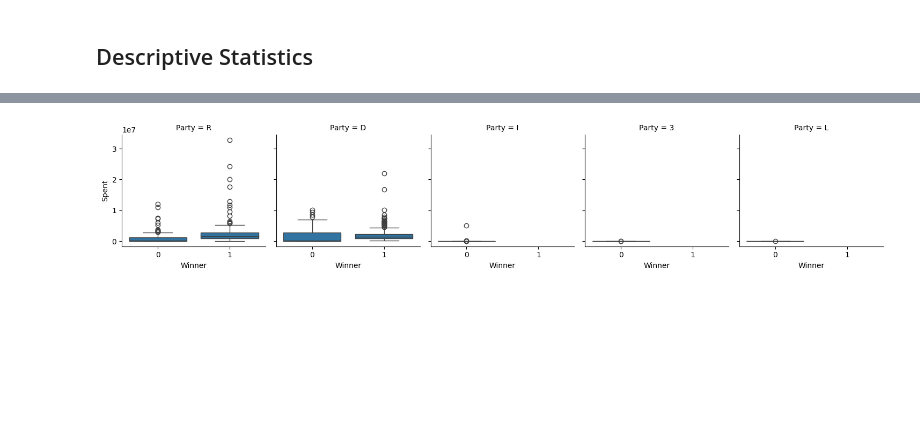
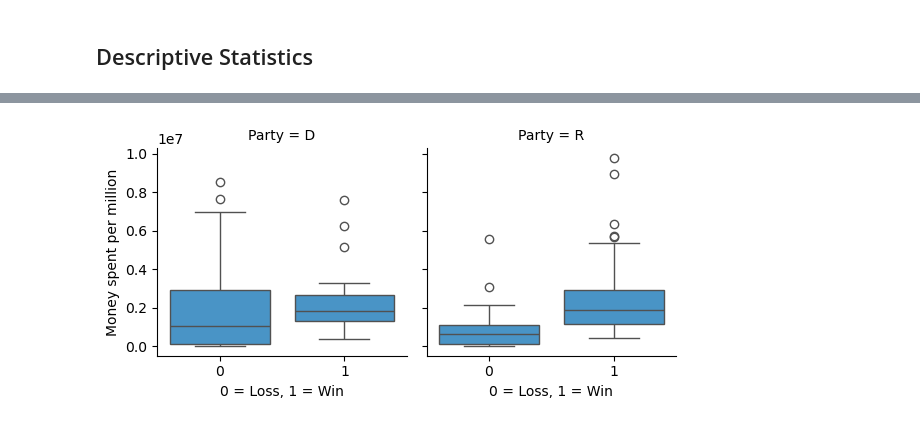
Before and after one commit to nss-data-science-cohort-8/open-secrets-skittles, a Jupyter notebook: notebooks/Analysis_skittles_election_project_clj.ipynb, the cells around one changed output, grey strips where cells are left out. Cells and saved outputs as stored; diff of their text form; code cells hidden in the pictures; blank space fills up the shorter version.

```diff
--- a/notebooks/Analysis_skittles_election_project_clj.ipynb
+++ b/notebooks/Analysis_skittles_election_project_clj.ipynb
@@ -82,6 +86,7 @@ plt.show()
 # %%
-g = sns.FacetGrid(df, col='Party')
-g.map(sns.boxplot, 'Winner', 'Spent')
+ggg = sns.FacetGrid(incumb_df_filter, col='Party')
+ggg.map(sns.boxplot, 'Winner', 'Spent')
+ggg.set_axis_labels("0 = Loss, 1 = Win", "Money spent per million")
 plt.show()
 # %% [output]
-[figure, old version]
+[figure, new version]
```
Also changed, not shown: parts of 21 cells of this notebook.
